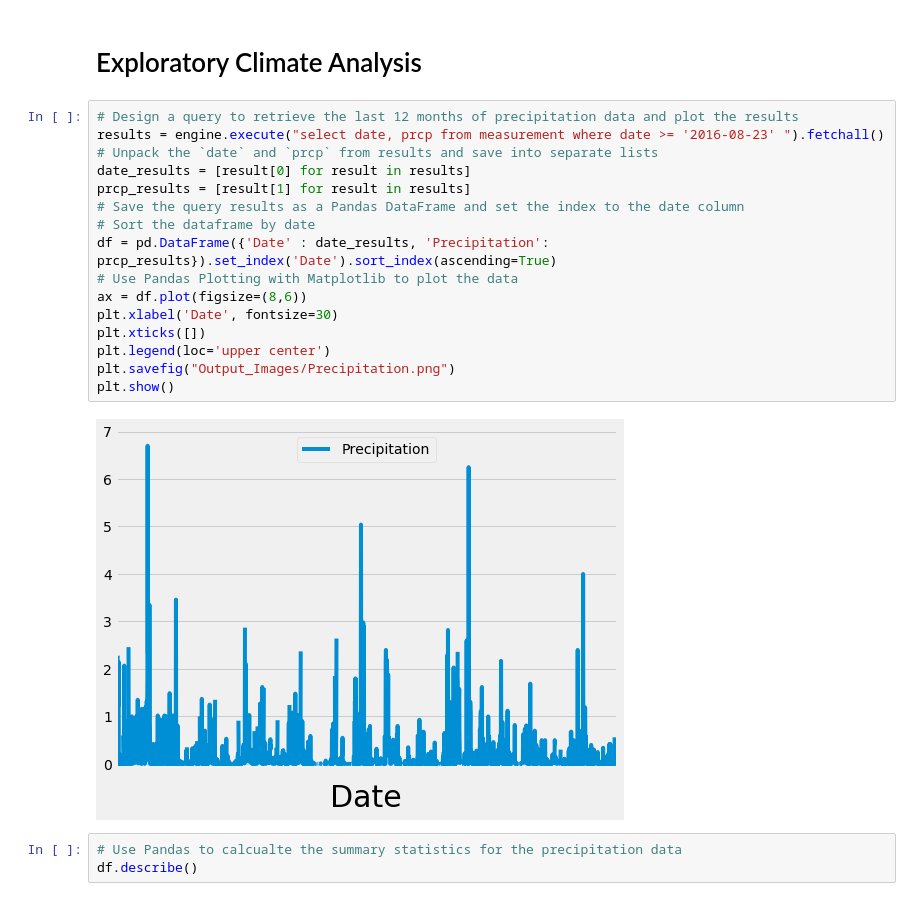
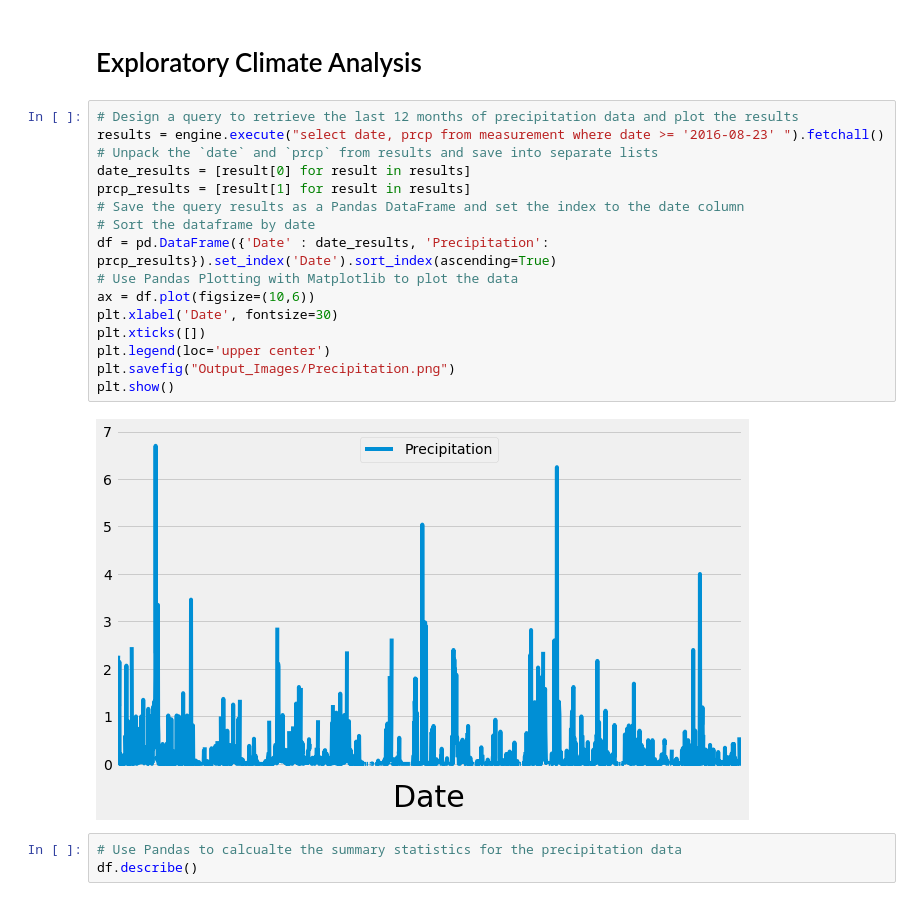
Before and after one commit to fkokro/sqlalchemy-challenge, a Jupyter notebook: climate_analysis.ipynb, the cells around one changed output. Cells and saved outputs as stored; diff of their text form.

```diff
--- a/climate_analysis.ipynb
+++ b/climate_analysis.ipynb
@@ -87,21 +87,21 @@ engine.execute('SELECT * FROM station').fetchall()
 # %%
 # Design a query to retrieve the last 12 months of precipitation data and plot the results
 results = engine.execute("select date, prcp from measurement where date >= '2016-08-23' ").fetchall()
 # Unpack the `date` and `prcp` from results and save into separate lists
 date_results = [result[0] for result in results]
 prcp_results = [result[1] for result in results]
 # Save the query results as a Pandas DataFrame and set the index to the date column
 # Sort the dataframe by date
 df = pd.DataFrame({'Date' : date_results, 'Precipitation': prcp_results}).set_index('Date').sort_index(ascending=True)
 # Use Pandas Plotting with Matplotlib to plot the data
-ax = df.plot(figsize=(8,6))
+ax = df.plot(figsize=(10,6))
 plt.xlabel('Date', fontsize=30)
 plt.xticks([])
 plt.legend(loc='upper center')
 plt.savefig("Output_Images/Precipitation.png")
 plt.show()
 # %% [output]
-[figure, old version]
+[figure, new version]
 # %%
 # Use Pandas to calcualte the summary statistics for the precipitation data
 df.describe()
```
Also changed, not shown: parts of 1 cell of this notebook, 2 other files.
